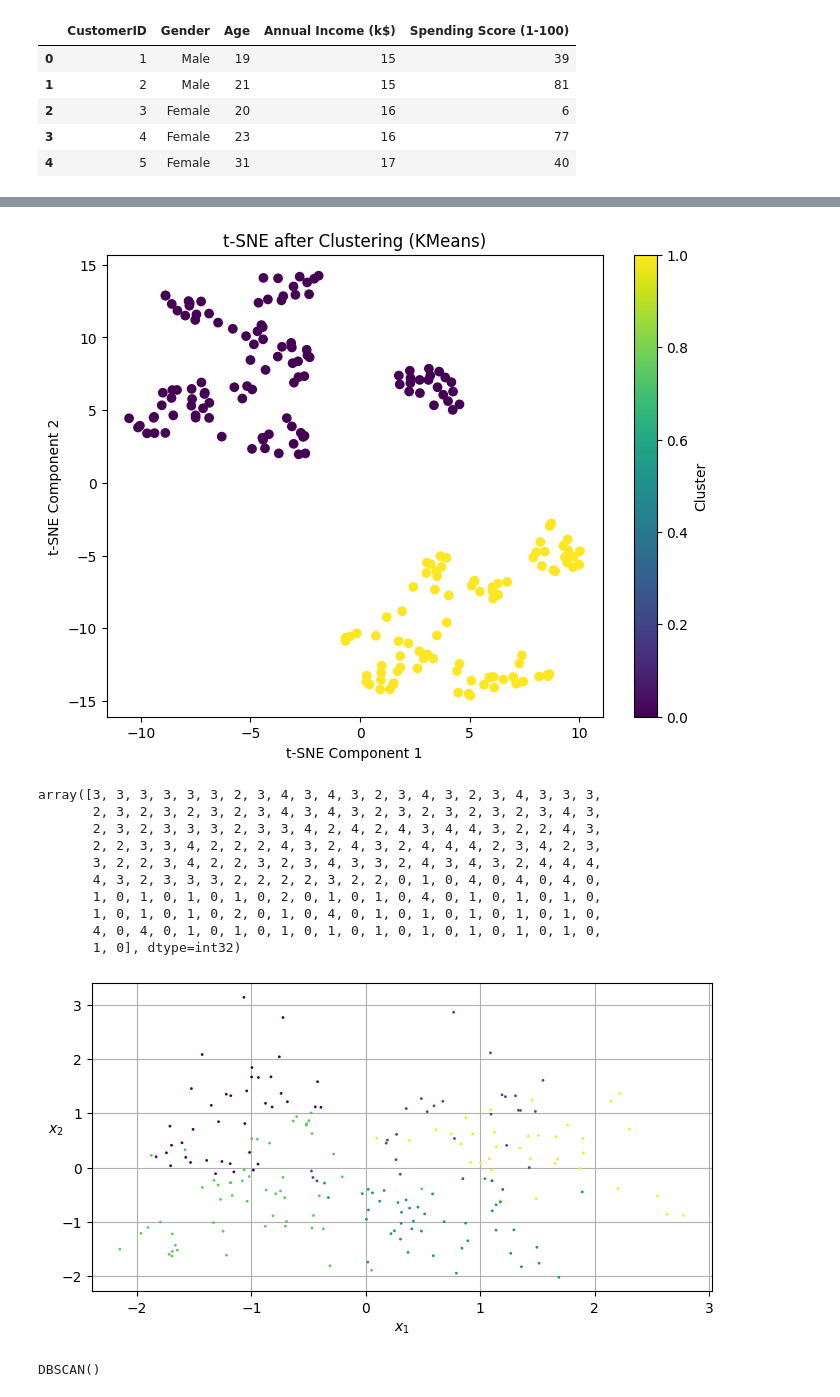
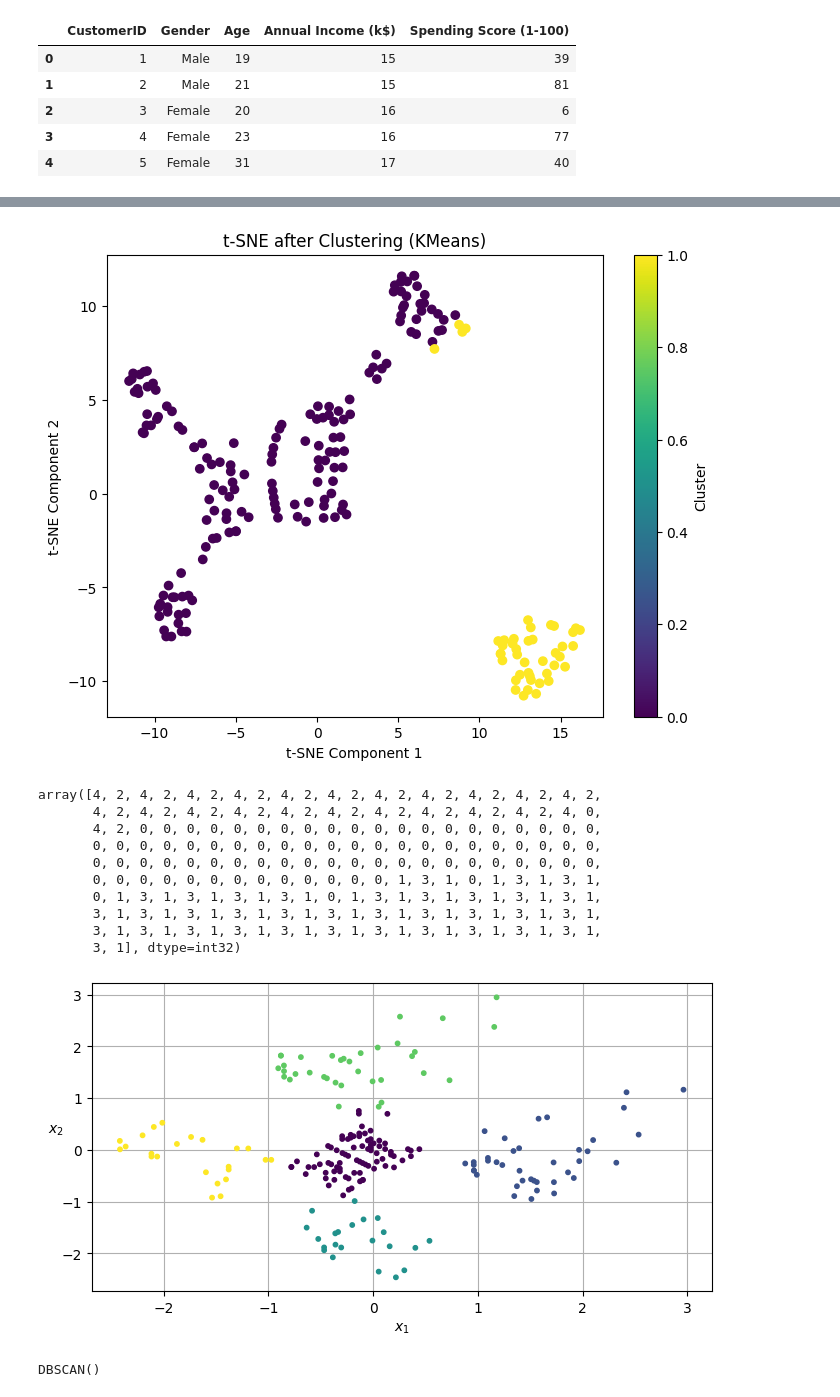
Before and after one commit to Naseem-Ananzeh/Ml2_Final_Project, a Jupyter notebook: Mall_dataset_.ipynb, the cells around one changed output, grey strips where cells are left out. Cells and saved outputs as stored; diff of their text form; code cells hidden in the pictures.

```diff
--- a/Mall_dataset_.ipynb
+++ b/Mall_dataset_.ipynb
@@ -51,7 +51,7 @@ Mall_c=Mall_c.drop(['CustomerID'],axis=1)
 # %%
 Mall_c['Gender'] = Mall_c['Gender'].map({'Male': 0, 'Female': 1})
 # %%
-x_m = Mall_c[['Age','Gender','Annual Income (k$)', 'Spending Score (1-100)']]
+x_m = Mall_c[['Annual Income (k$)', 'Spending Score (1-100)']]
 # %%
 scaler = StandardScaler()
 x_scaled_m = scaler.fit_transform(x_m)
@@ -109,36 +109,36 @@ plt.title('t-SNE after Clustering (KMeans)')
 plt.colorbar(label='Cluster')
 plt.show()
 # %% [output]
-[figure, old version]
+[figure, new version]
 # %%
 kmeans=KMeans(n_clusters=5,n_init=10,random_state=42)
 y_pred=kmeans.fit_predict(x_pca_reduced)
 y_pred
 # %% [output]
-array([3, 3, 3, 3, 3, 3, 2, 3, 4, 3, 4, 3, 2, 3, 4, 3, 2, 3, 4, 3, 3, 3,
-       2, 3, 2, 3, 2, 3, 2, 3, 4, 3, 4, 3, 2, 3, 2, 3, 2, 3, 2, 3, 4, 3,
-       2, 3, 2, 3, 3, 3, 2, 3, 3, 4, 2, 4, 2, 4, 3, 4, 4, 3, 2, 2, 4, 3,
-       2, 2, 3, 3, 4, 2, 2, 2, 4, 3, 2, 4, 3, 2, 4, 4, 4, 2, 3, 4, 2, 3,
-       3, 2, 2, 3, 4, 2, 2, 3, 2, 3, 4, 3, 3, 2, 4, 3, 4, 3, 2, 4, 4, 4,
-       4, 3, 2, 3, 3, 3, 2, 2, 2, 2, 3, 2, 2, 0, 1, 0, 4, 0, 4, 0, 4, 0,
-       1, 0, 1, 0, 1, 0, 1, 0, 2, 0, 1, 0, 1, 0, 4, 0, 1, 0, 1, 0, 1, 0,
-       1, 0, 1, 0, 1, 0, 2, 0, 1, 0, 4, 0, 1, 0, 1, 0, 1, 0, 1, 0, 1, 0,
-       4, 0, 4, 0, 1, 0, 1, 0, 1, 0, 1, 0, 1, 0, 1, 0, 1, 0, 1, 0, 1, 0,
-       1, 0], dtype=int32)
+array([4, 2, 4, 2, 4, 2, 4, 2, 4, 2, 4, 2, 4, 2, 4, 2, 4, 2, 4, 2, 4, 2,
+       4, 2, 4, 2, 4, 2, 4, 2, 4, 2, 4, 2, 4, 2, 4, 2, 4, 2, 4, 2, 4, 0,
+       4, 2, 0, 0, 0, 0, 0, 0, 0, 0, 0, 0, 0, 0, 0, 0, 0, 0, 0, 0, 0, 0,
+       0, 0, 0, 0, 0, 0, 0, 0, 0, 0, 0, 0, 0, 0, 0, 0, 0, 0, 0, 0, 0, 0,
+       0, 0, 0, 0, 0, 0, 0, 0, 0, 0, 0, 0, 0, 0, 0, 0, 0, 0, 0, 0, 0, 0,
+       0, 0, 0, 0, 0, 0, 0, 0, 0, 0, 0, 0, 0, 1, 3, 1, 0, 1, 3, 1, 3, 1,
+       0, 1, 3, 1, 3, 1, 3, 1, 3, 1, 0, 1, 3, 1, 3, 1, 3, 1, 3, 1, 3, 1,
+       3, 1, 3, 1, 3, 1, 3, 1, 3, 1, 3, 1, 3, 1, 3, 1, 3, 1, 3, 1, 3, 1,
+       3, 1, 3, 1, 3, 1, 3, 1, 3, 1, 3, 1, 3, 1, 3, 1, 3, 1, 3, 1, 3, 1,
+       3, 1], dtype=int32)
 # %%
 def plot_clusters(x_pca_reduced, y=y_pred):
-    plt.scatter(x_pca_reduced[:, 0], x_pca_reduced[:, 1], c=y, s=1)
+    plt.scatter(x_pca_reduced[:, 0], x_pca_reduced[:, 1], c=y, s=10)
     plt.xlabel("$x_1$")
     plt.ylabel("$x_2$", rotation=0)
 
 plt.figure(figsize=(8, 4))
 plot_clusters(x_pca_reduced)
 plt.gca().set_axisbelow(True)
 plt.grid()
 #save_fig("blobs_plot")
 plt.show()
 # %% [output]
-[figure, old version]
+[figure, new version]
 # %%
 from sklearn.cluster import DBSCAN
 
```
Also changed, not shown: parts of 12 cells of this notebook.
